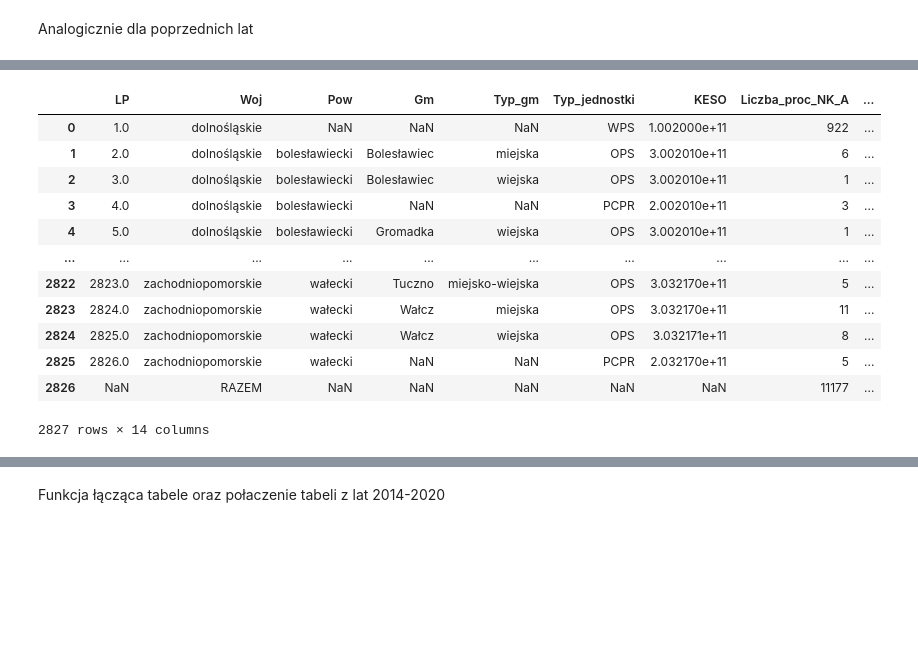
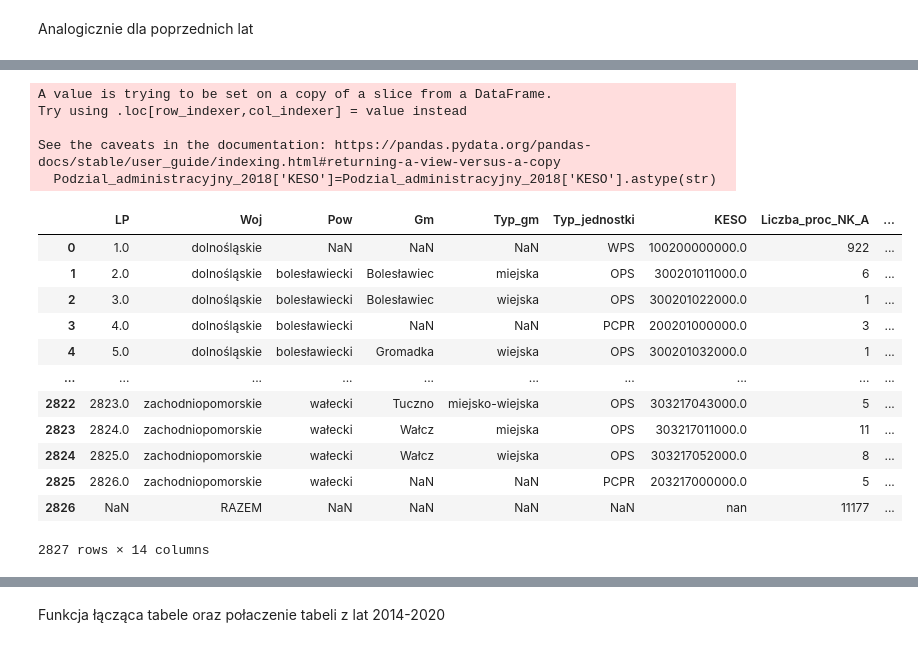
Before and after one commit to Francho03/Praca-licencjacka, a Jupyter notebook: Niebieska_karta.ipynb, the cells around one changed output, grey strips where cells are left out. Cells and saved outputs as stored; diff of their text form; code cells hidden in the pictures; blank space fills up the shorter version.

```diff
--- a/Niebieska_karta.ipynb
+++ b/Niebieska_karta.ipynb
@@ -408,45 +504,57 @@ Sprawozdanie_przemoc_2019
 # %%
 Procedura_A_2018=pd.read_excel("/content/drive/MyDrive/przemoc-domowa/Sprawozdanie przemoc_2018.xls", sheet_name="Część 15",skiprows=14, na_values=['-', 'X'], header=None,names=column_names_procedura_A)
 
 Podzial_administracyjny_2018=Procedura_A_2018.iloc[:, [0,1,2,3,4,5,6]]
+Podzial_administracyjny_2018['KESO']=Podzial_administracyjny_2018['KESO'].astype(str)
 
 
 Procedura_A_2018=Procedura_A_2018.iloc[:, [1,2,3,4,5,6,7,11]]
+Procedura_A_2018['KESO']=Procedura_A_2018['KESO'].astype(str)
 
 Liczba_osob_2018=pd.read_excel("/content/drive/MyDrive/przemoc-domowa/Sprawozdanie przemoc_2018.xls", sheet_name="Część 11-1",skiprows=15, na_values=['-', 'X'], header=None)
 Liczba_osob_2018=Liczba_osob_2018.iloc[:, [0,1,2,3,4,5,6,7,8,9,10,11,12,13,14,15,16,17,18]]
 Liczba_osob_2018.columns=column_names_liczba_osob
 Liczba_osob_2018=Liczba_osob_2018.drop(columns=["ogol_woj","kobiety_woj","mezczyzni_woj","dzieci_woj"])
 Liczba_osob_2018 = Liczba_osob_2018[Liczba_osob_2018["Typ_jednostki"] != "ROPS"]
 Liczba_osob_2018=Liczba_osob_2018.iloc[:, [1,2,3,4,5,6,]+list(range(7,15))]
+Liczba_osob_2018[["ogol_gmina", "ogol_pow", "kobiety_gmina", "kobiety_pow",
+                 "mezczyzni_gmina", "mezczyzni_pow", "dzieci_gmina", "dzieci_pow"]] = \
+    Liczba_osob_2018[["ogol_gmina", "ogol_pow", "kobiety_gmina", "kobiety_pow",
+                      "mezczyzni_gmina", "mezczyzni_pow", "dzieci_gmina", "dzieci_pow"]].fillna(0)
 Liczba_osob_2018["Liczba_osob_ogol"]=Liczba_osob_2018["ogol_gmina"]+ Liczba_osob_2018["ogol_pow"]
 Liczba_osob_2018["Liczba_osob_kobiety"]=Liczba_osob_2018["kobiety_gmina"]+Liczba_osob_2018["kobiety_pow"]
 Liczba_osob_2018["Liczba_osob_mezczyzni"]=Liczba_osob_2018["mezczyzni_gmina"]+Liczba_osob_2018["mezczyzni_pow"]
 Liczba_osob_2018["Liczba_osob_dzieci"]=Liczba_osob_2018["dzieci_gmina"]+Liczba_osob_2018["dzieci_pow"]
 Liczba_osob_2018=Liczba_osob_2018.drop(columns=["ogol_pow","kobiety_pow","mezczyzni_pow","dzieci_pow"])
 Liczba_osob_2018=Liczba_osob_2018.drop(columns=["ogol_gmina","kobiety_gmina","mezczyzni_gmina","dzieci_gmina"])
+Liczba_osob_2018['KESO']=Liczba_osob_2018['KESO'].astype(str)
 
 Sprawozdanie_przemoc_2018 = Podzial_administracyjny_2018
 Sprawozdanie_przemoc_2018 = pd.merge(Sprawozdanie_przemoc_2018, Procedura_A_2018, on=merge_columns, how='outer')
 Sprawozdanie_przemoc_2018 = pd.merge(Sprawozdanie_przemoc_2018, Liczba_osob_2018, on=merge_columns, how='outer')
 Sprawozdanie_przemoc_2018.sort_values(by="LP",inplace = True)
 Sprawozdanie_przemoc_2018.reset_index(drop=True, inplace=True)
 Sprawozdanie_przemoc_2018["Rok"]=2018
 Sprawozdanie_przemoc_2018
 # %% [output]
+A value is trying to be set on a copy of a slice from a DataFrame.
+Try using .loc[row_indexer,col_indexer] = value instead
+
+See the caveats in the documentation: https://pandas.pydata.org/pandas-docs/stable/user_guide/indexing.html#returning-a-view-versus-a-copy
+  Podzial_administracyjny_2018['KESO']=Podzial_administracyjny_2018['KESO'].astype(str)
 |  | LP | Woj | Pow | Gm | Typ_gm | Typ_jednostki | KESO | Liczba_proc_NK_A | ... |
-| 0 | 1.0 | dolnośląskie | NaN | NaN | NaN | WPS | 1.002000e+11 | 922 | ... |
-| 1 | 2.0 | dolnośląskie | bolesławiecki | Bolesławiec | miejska | OPS | 3.002010e+11 | 6 | ... |
-| 2 | 3.0 | dolnośląskie | bolesławiecki | Bolesławiec | wiejska | OPS | 3.002010e+11 | 1 | ... |
-| 3 | 4.0 | dolnośląskie | bolesławiecki | NaN | NaN | PCPR | 2.002010e+11 | 3 | ... |
-| 4 | 5.0 | dolnośląskie | bolesławiecki | Gromadka | wiejska | OPS | 3.002010e+11 | 1 | ... |
+| 0 | 1.0 | dolnośląskie | NaN | NaN | NaN | WPS | 100200000000.0 | 922 | ... |
+| 1 | 2.0 | dolnośląskie | bolesławiecki | Bolesławiec | miejska | OPS | 300201011000.0 | 6 | ... |
+| 2 | 3.0 | dolnośląskie | bolesławiecki | Bolesławiec | wiejska | OPS | 300201022000.0 | 1 | ... |
+| 3 | 4.0 | dolnośląskie | bolesławiecki | NaN | NaN | PCPR | 200201000000.0 | 3 | ... |
+| 4 | 5.0 | dolnośląskie | bolesławiecki | Gromadka | wiejska | OPS | 300201032000.0 | 1 | ... |
 | ... | ... | ... | ... | ... | ... | ... | ... | ... | ... |
-| 2822 | 2823.0 | zachodniopomorskie | wałecki | Tuczno | miejsko-wiejska | OPS | 3.032170e+11 | 5 | ... |
-| 2823 | 2824.0 | zachodniopomorskie | wałecki | Wałcz | miejska | OPS | 3.032170e+11 | 11 | ... |
-| 2824 | 2825.0 | zachodniopomorskie | wałecki | Wałcz | wiejska | OPS | 3.032171e+11 | 8 | ... |
-| 2825 | 2826.0 | zachodniopomorskie | wałecki | NaN | NaN | PCPR | 2.032170e+11 | 5 | ... |
-| 2826 | NaN | RAZEM | NaN | NaN | NaN | NaN | NaN | 11177 | ... |
+| 2822 | 2823.0 | zachodniopomorskie | wałecki | Tuczno | miejsko-wiejska | OPS | 303217043000.0 | 5 | ... |
+| 2823 | 2824.0 | zachodniopomorskie | wałecki | Wałcz | miejska | OPS | 303217011000.0 | 11 | ... |
+| 2824 | 2825.0 | zachodniopomorskie | wałecki | Wałcz | wiejska | OPS | 303217052000.0 | 8 | ... |
+| 2825 | 2826.0 | zachodniopomorskie | wałecki | NaN | NaN | PCPR | 203217000000.0 | 5 | ... |
+| 2826 | NaN | RAZEM | NaN | NaN | NaN | NaN | nan | 11177 | ... |
-2827 rows × 14 columns
+2827 rows × 14 columns
 # %%
 Procedura_A_2017 = pd.read_excel("/content/drive/MyDrive/przemoc-domowa/Sprawozdanie przemoc_2017.xls", sheet_name="Część 15", skiprows=14, na_values=['-', 'X'], header=None, names=column_names_procedura_A)
 
```
Also changed, not shown: parts of 32 cells of this notebook.
